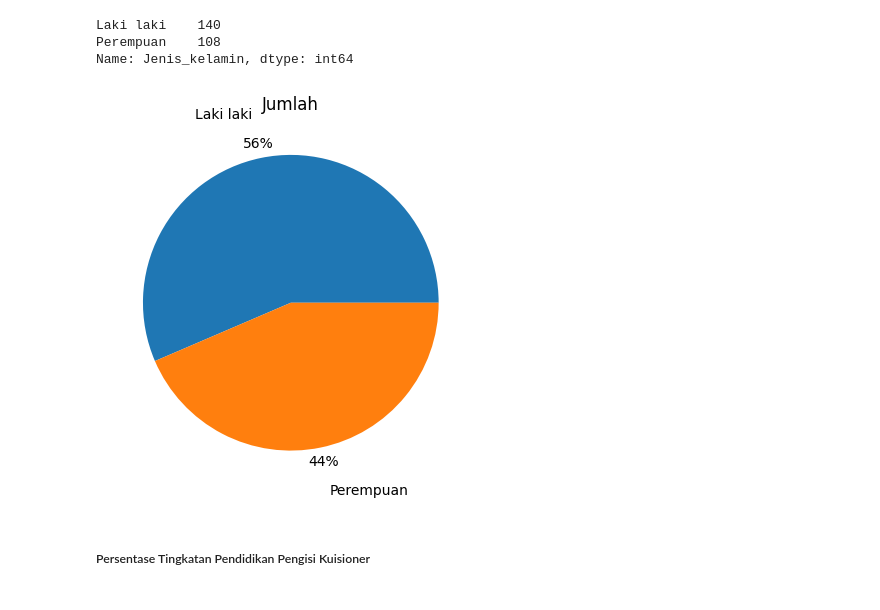
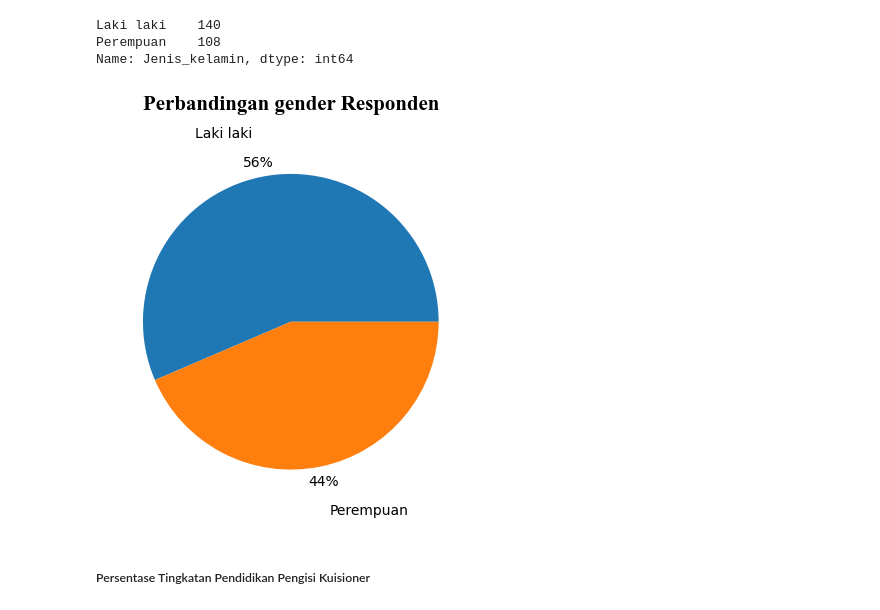
Before and after one commit to NAoHR/BoAM_DS, a Jupyter notebook: Main_Kuisioner.ipynb, the cells around one changed output. Cells and saved outputs as stored; diff of their text form; code cells hidden in the pictures.

Commit message:
update: data berdasarkan gender

```diff
--- a/Main_Kuisioner.ipynb
+++ b/Main_Kuisioner.ipynb
@@ -5,15 +8,35 @@ import matplotlib.pyplot as plt
 # %%
 def clean_Aplikasi_Ecommerce(name):
-    if "tiktok" in name.lower().split():
+    if "tiktok" in "".join(name.lower().split()):
         return "Tiktok Shop"
     return name
+
+def clean_Waktu_Belanja_Online(waktu):
+    if waktu == "Tanggal promo saja seperti (11.11, 12.12 dll)":
+        return "Tanggal Promo"
+    return waktu
+
+def clean_Jenis_Barang(jenis_barang):
+    return jenis_barang.replace("Kecantikan (makeup, skincare, dsb)", "Kecantikan")
 # %% [markdown]
 ##### Proses Pembersihan Data
+# %%
+variable_data = [
+    'Nama', 'Umur', 'Tingkatan_Pendidikan', 'Jenis_kelamin',
+    'Pengetahuan_Bisnis_Digital', 'Pengetahuan_ECommerce',
+    'Keinginan_Buka_Usaha', 'Aplikasi_Ecommerce', 'Jenis_Barang',
+    'Kelebihan_Belanja_Online','Waktu_Belanja_Online',
+    'Faktor_Tertarik_Belanja_Online',
+]
 # %%
 data_kuisioner = pd.read_csv("./data/Kuisioner.csv")
+
+data_kuisioner = data_kuisioner.loc[:, variable_data]
 data_kuisioner["Nama"] = data_kuisioner.Nama.apply(lambda v: v.lower())
 data_kuisioner.drop_duplicates(subset=["Nama"], inplace=True)
 data_kuisioner["Aplikasi_Ecommerce"] = data_kuisioner["Aplikasi_Ecommerce"].apply(clean_Aplikasi_Ecommerce)
+data_kuisioner["Waktu_Belanja_Online"] = data_kuisioner["Waktu_Belanja_Online"].apply(clean_Waktu_Belanja_Online)
+data_kuisioner["Jenis_Barang"] = data_kuisioner["Jenis_Barang"].apply(clean_Jenis_Barang)
 
 data_kuisioner.head()
 # %% [output]
@@ -63,11 +75,12 @@ Laki laki    140
 Perempuan    108
 Name: Jenis_kelamin, dtype: int64
 # %%
-plt.title("Jumlah")
-plt.pie(gender_pengisi, labels=gender_pengisi.index, autopct='%1.0f%%', pctdistance=1.1 , labeldistance=1.3)
+fig, ax = plt.subplots()
+ax.pie(gender_pengisi, labels=gender_pengisi.index, autopct='%1.0f%%', pctdistance=1.1 , labeldistance=1.3)
+ax.set_title('Perbandingan gender Responden', fontname="Times New Roman", size=15,fontweight="bold", pad=20)
 plt.show()
 # %% [output]
-[figure, old version]
+[figure, new version]
 # %% [markdown]
 ##### Persentase Tingkatan Pendidikan Pengisi Kuisioner
 # %%
```
Also changed, not shown: parts of 33 cells of this notebook.
